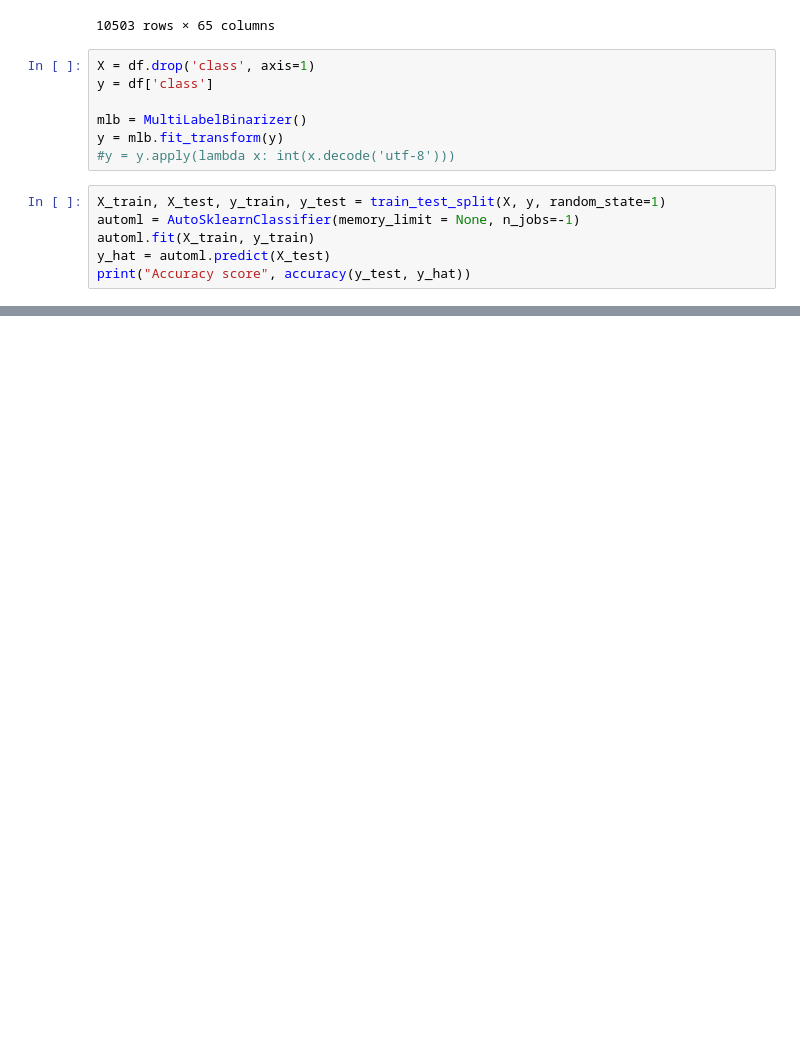
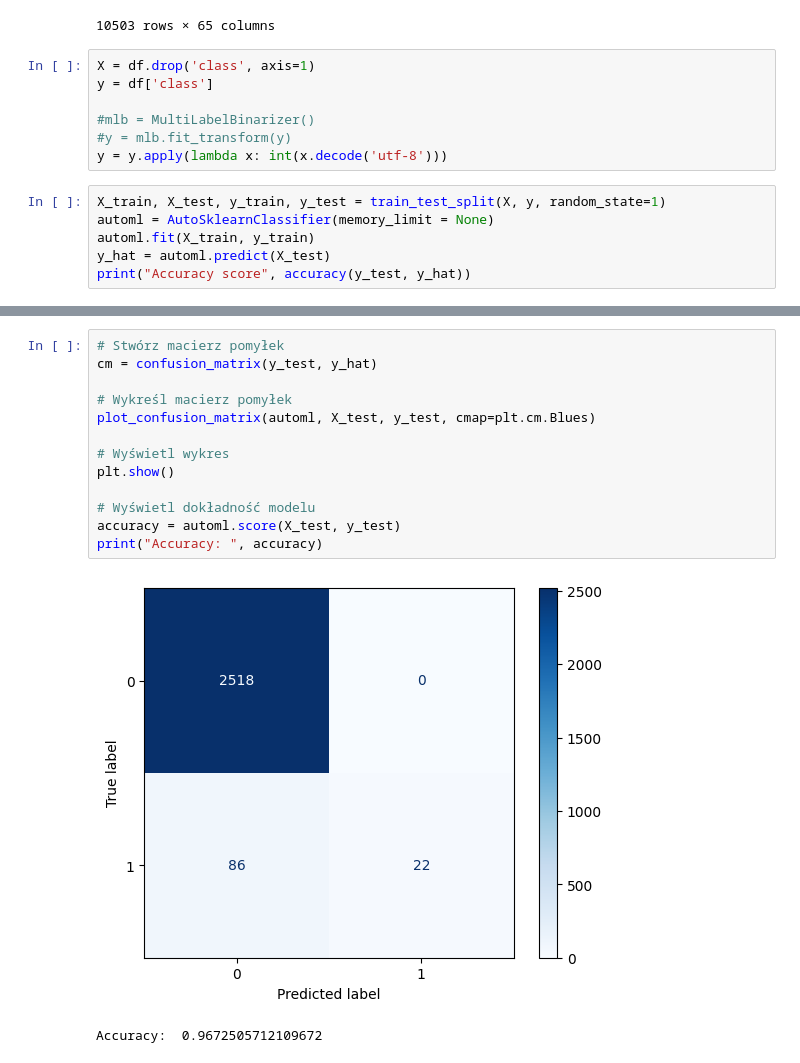
Before and after one commit to ad-po/Polish-bankruptcy-companies-analysis, a Jupyter notebook: notebooks/005_ExploratoryDataAnalysis.ipynb, the cells around one changed output, grey strips where cells are left out. Drawn from its saved outputs; the diff is of its cells as text; blank space fills up the shorter version.

Commit message:
AutoML output

```diff
--- a/notebooks/005_ExploratoryDataAnalysis.ipynb
+++ b/notebooks/005_ExploratoryDataAnalysis.ipynb
@@ -43,12 +43,12 @@ df
 X = df.drop('class', axis=1)
 y = df['class']
 
-mlb = MultiLabelBinarizer()
-y = mlb.fit_transform(y)
-#y = y.apply(lambda x: int(x.decode('utf-8')))
+#mlb = MultiLabelBinarizer()
+#y = mlb.fit_transform(y)
+y = y.apply(lambda x: int(x.decode('utf-8')))
 # %%
 X_train, X_test, y_train, y_test = train_test_split(X, y, random_state=1)
-automl = AutoSklearnClassifier(memory_limit = None, n_jobs=-1)
+automl = AutoSklearnClassifier(memory_limit = None)
 automl.fit(X_train, y_train)
 y_hat = automl.predict(X_test)
 print("Accuracy score", accuracy(y_test, y_hat))
@@ -72,0 +83,16 @@ print("Accuracy score", accuracy(y_test, y_hat))
+# %%
+# Stwórz macierz pomyłek
+cm = confusion_matrix(y_test, y_hat)
+
+# Wykreśl macierz pomyłek
+plot_confusion_matrix(automl, X_test, y_test, cmap=plt.cm.Blues)
+
+# Wyświetl wykres
+plt.show()
+
+# Wyświetl dokładność modelu
+accuracy = automl.score(X_test, y_test)
+print("Accuracy: ", accuracy)
+# %% [output]
+[figure, added]
+Accuracy:  0.9672505712109672
```
Also changed, not shown: parts of 6 cells of this notebook.
